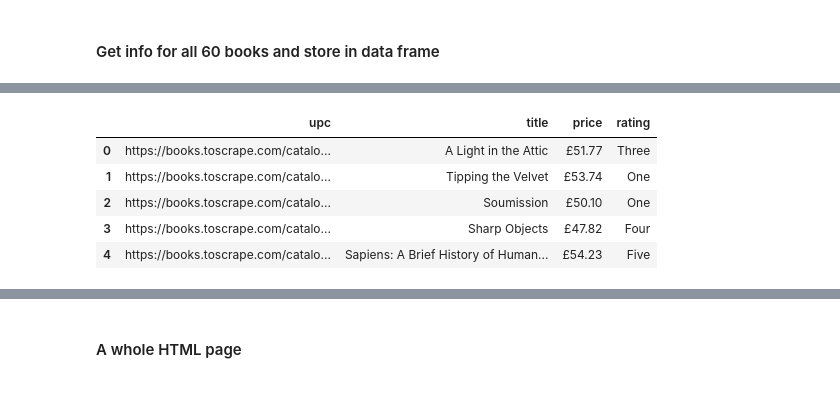
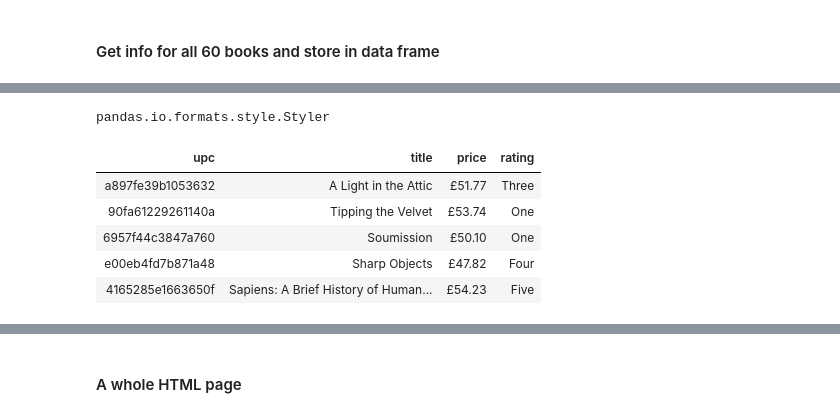
Before and after one commit to totatorbj/su-mt4007, a Jupyter notebook: HW5-investigatioin/HW5-investigation.ipynb, the cells around one changed output, grey strips where cells are left out. Drawn from its saved outputs; the diff is of its cells as text; code cells hidden in the pictures.

Commit message:
HW5 solved
Remains: code cleaning and explanatory text.

```diff
--- a/HW5-investigatioin/HW5-investigation.ipynb
+++ b/HW5-investigatioin/HW5-investigation.ipynb
@@ -1023,3 +1039,15 @@ articles[59]
+# %%
+def get_upc(url_book):
+    # url_book = "https://books.toscrape.com/catalogue/a-light-in-the-attic_1000/index.html"
+    '''
+    Function that gets an url for the page for a specific book.
+    From this page it retrieves the upc, which is then returned.
+    '''
+    response_book = requests.get(url_book)
+    html_book = BeautifulSoup(response_book.content)
+    book_table = html_book.find("table")
+
+    return book_table.contents[1].contents[2].text # upc
 # %%
 columns = ['upc', 'title', 'price', 'rating']
 data = []
@@ -1026,7 +1055,7 @@ data = []
 # %%
 for i in range(60):
-    book_url = common_book_url + articles[i].contents[5].contents[0]['href']
-    data.append([ book_url,                                     # upc
+    book_url = common_book_url + articles[i].contents[5].contents[0]['href'] # book page
+    data.append([ get_upc(book_url),                            # upc
                   articles[i].contents[5].contents[0]['title'], # title
                   articles[i].contents[7].contents[1].text,     # price
                   articles[i].contents[3]['class'][1] ])        # rating
@@ -1046,3 +1072,10 @@ data[59]
  'Three']
 # %%
 books_df = pd.DataFrame(data, columns=columns)
+# styler_object = books_df.iloc[0:5,:].style
+# head_books_df = books_df.head().copy()
+head_books_df = books_df.iloc[0:5,:].copy()
+styler_object = books_df.style
+type(styler_object)
+# %% [output]
+pandas.io.formats.style.Styler
@@ -1049,9 +1085,12 @@ books_df = pd.DataFrame(data, columns=columns)
+# %%
+styled_head_books = head_books_df.style
+# styled_books.hide(names=True)
 # %%
-books_df.head()
+styled_head_books.hide(names=False)
 # %% [output]
-|  | upc | title | price | rating |
-| 0 | https://books.toscrape.com/catalo... | A Light in the Attic | £51.77 | Three |
-| 1 | https://books.toscrape.com/catalo... | Tipping the Velvet | £53.74 | One |
-| 2 | https://books.toscrape.com/catalo... | Soumission | £50.10 | One |
-| 3 | https://books.toscrape.com/catalo... | Sharp Objects | £47.82 | Four |
-| 4 | https://books.toscrape.com/catalo... | Sapiens: A Brief History of Human... | £54.23 | Five |
+| upc | title | price | rating |
+| a897fe39b1053632 | A Light in the Attic | £51.77 | Three |
+| 90fa61229261140a | Tipping the Velvet | £53.74 | One |
+| 6957f44c3847a760 | Soumission | £50.10 | One |
+| e00eb4fd7b871a48 | Sharp Objects | £47.82 | Four |
+| 4165285e1663650f | Sapiens: A Brief History of Human... | £54.23 | Five |
```
Also changed, not shown: parts of 22 cells of this notebook.
